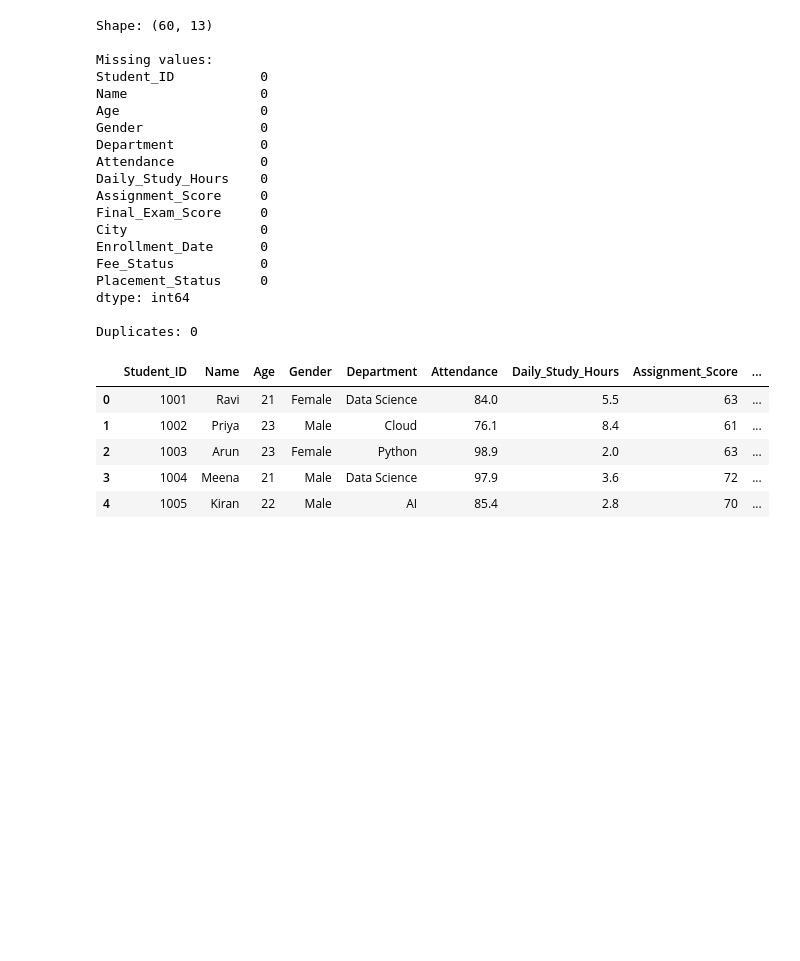
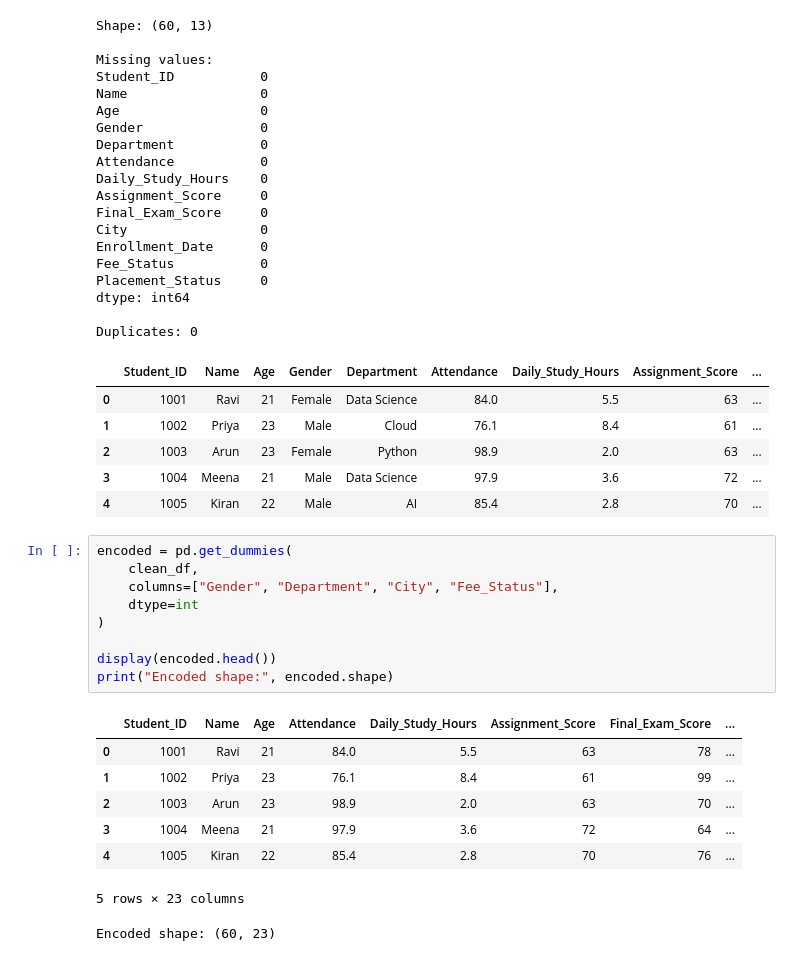
Before and after one commit to AnneMukeshBalaji/calibo, a Jupyter notebook: pandas/pandas_demo.ipynb, the cells around one changed output. Cells and saved outputs as stored; diff of their text form; blank space fills up the shorter version.

```diff
--- a/pandas/pandas_demo.ipynb
+++ b/pandas/pandas_demo.ipynb
@@ -1183,3 +1183,21 @@ Duplicates: 0
 | 2 | 1003 | Arun | 23 | Female | Python | 98.9 | 2.0 | 63 | ... |
 | 3 | 1004 | Meena | 21 | Male | Data Science | 97.9 | 3.6 | 72 | ... |
 | 4 | 1005 | Kiran | 22 | Male | AI | 85.4 | 2.8 | 70 | ... |
+# %%
+encoded = pd.get_dummies(
+    clean_df,
+    columns=["Gender", "Department", "City", "Fee_Status"],
+    dtype=int
+)
+
+display(encoded.head())
+print("Encoded shape:", encoded.shape)
+# %% [output]
+|  | Student_ID | Name | Age | Attendance | Daily_Study_Hours | Assignment_Score | Final_Exam_Score | ... |
+| 0 | 1001 | Ravi | 21 | 84.0 | 5.5 | 63 | 78 | ... |
+| 1 | 1002 | Priya | 23 | 76.1 | 8.4 | 61 | 99 | ... |
+| 2 | 1003 | Arun | 23 | 98.9 | 2.0 | 63 | 70 | ... |
+| 3 | 1004 | Meena | 21 | 97.9 | 3.6 | 72 | 64 | ... |
+| 4 | 1005 | Kiran | 22 | 85.4 | 2.8 | 70 | 76 | ... |
+5 rows × 23 columns
+Encoded shape: (60, 23)
```
Also changed, not shown: 4 other files.
